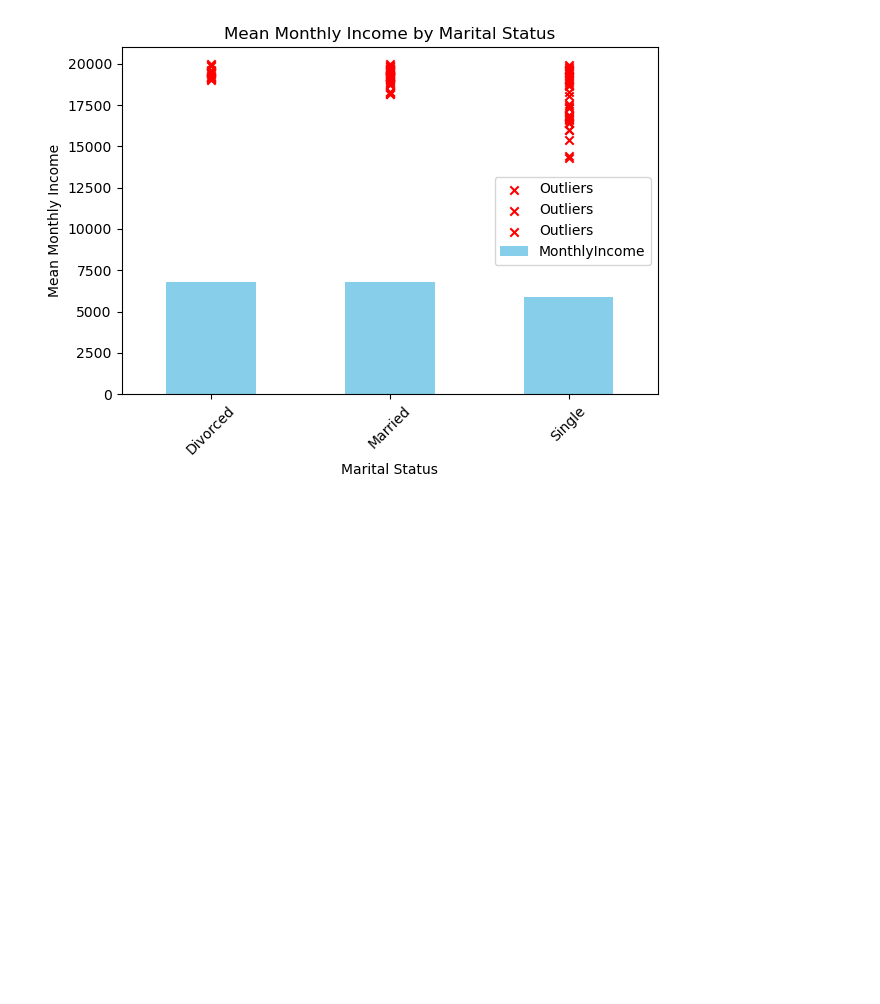
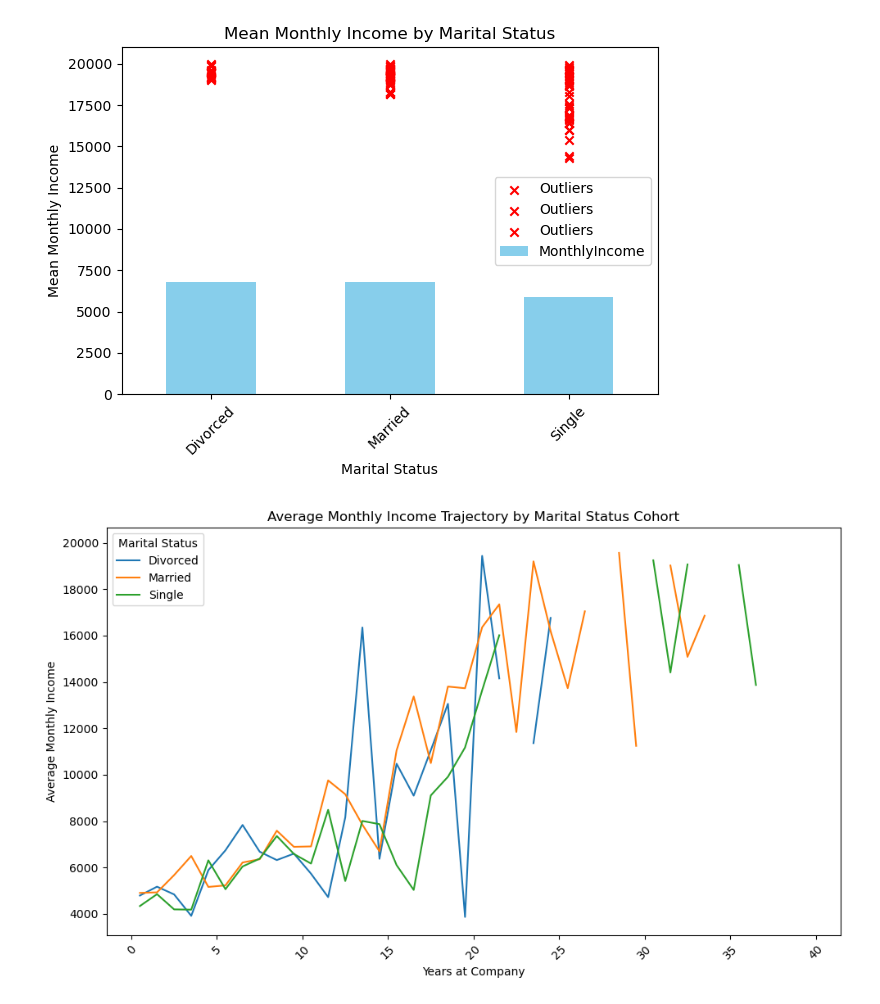
Before and after one commit to Amer4r/group-project-1, a Jupyter notebook: data_cleaning.ipynb, the cells around one changed output. Cells and saved outputs as stored; diff of their text form; code cells hidden in the pictures; blank space fills up the shorter version.

```diff
--- a/data_cleaning.ipynb
+++ b/data_cleaning.ipynb
@@ -292,3 +292,39 @@ plt.tight_layout()
 plt.show()
 # %% [output]
 [figure]
+# %%
+import pandas as pd
+import matplotlib.pyplot as plt
+
+# Assuming you have a DataFrame named cleaned_data containing 'MaritalStatus', 'MonthlyIncome', and 'YearsAtCompany' columns
+
+# Define the cohort groups based on marital status
+cohorts = cleaned_data.groupby('MaritalStatus')
+
+# Create a new figure for the plots
+plt.figure(figsize=(10, 6))
+
+# Iterate over each cohort
+for marital_status, cohort_data in cohorts:
+    # Calculate the average monthly income for each year at the company
+    cohort_data['YearAtCompany'] = pd.cut(cohort_data['YearsAtCompany'], bins=range(0, max(cleaned_data['YearsAtCompany']) + 1, 1))
+    cohort_data = cohort_data.groupby('YearAtCompany')['MonthlyIncome'].mean().reset_index()
+
+    # Convert interval objects to their midpoints
+    cohort_data['YearAtCompany'] = cohort_data['YearAtCompany'].apply(lambda x: x.mid)
+
+    # Plot the income trajectory for the cohort
+    plt.plot(cohort_data['YearAtCompany'], cohort_data['MonthlyIncome'], label=marital_status)
+
+# Add labels and legend to the plot
+plt.title('Average Monthly Income Trajectory by Marital Status Cohort')
+plt.xlabel('Years at Company')
+plt.ylabel('Average Monthly Income')
+plt.legend(title='Marital Status')
+plt.xticks(rotation=45)
+plt.tight_layout()
+
+# Show the plot
+plt.show()
+# %% [output]
+[figure, added]
```
Also changed, not shown: parts of 1 cell of this notebook, 5 other files.
